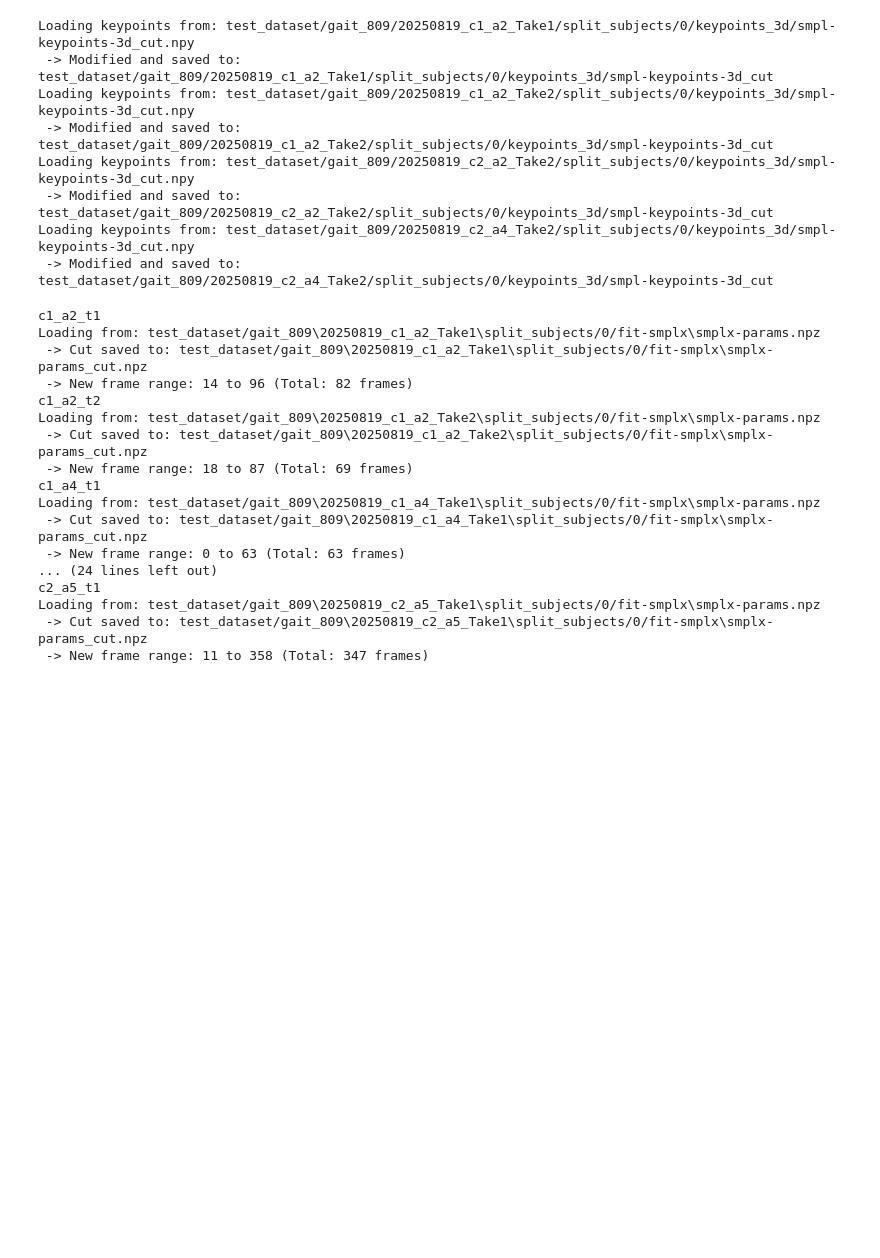
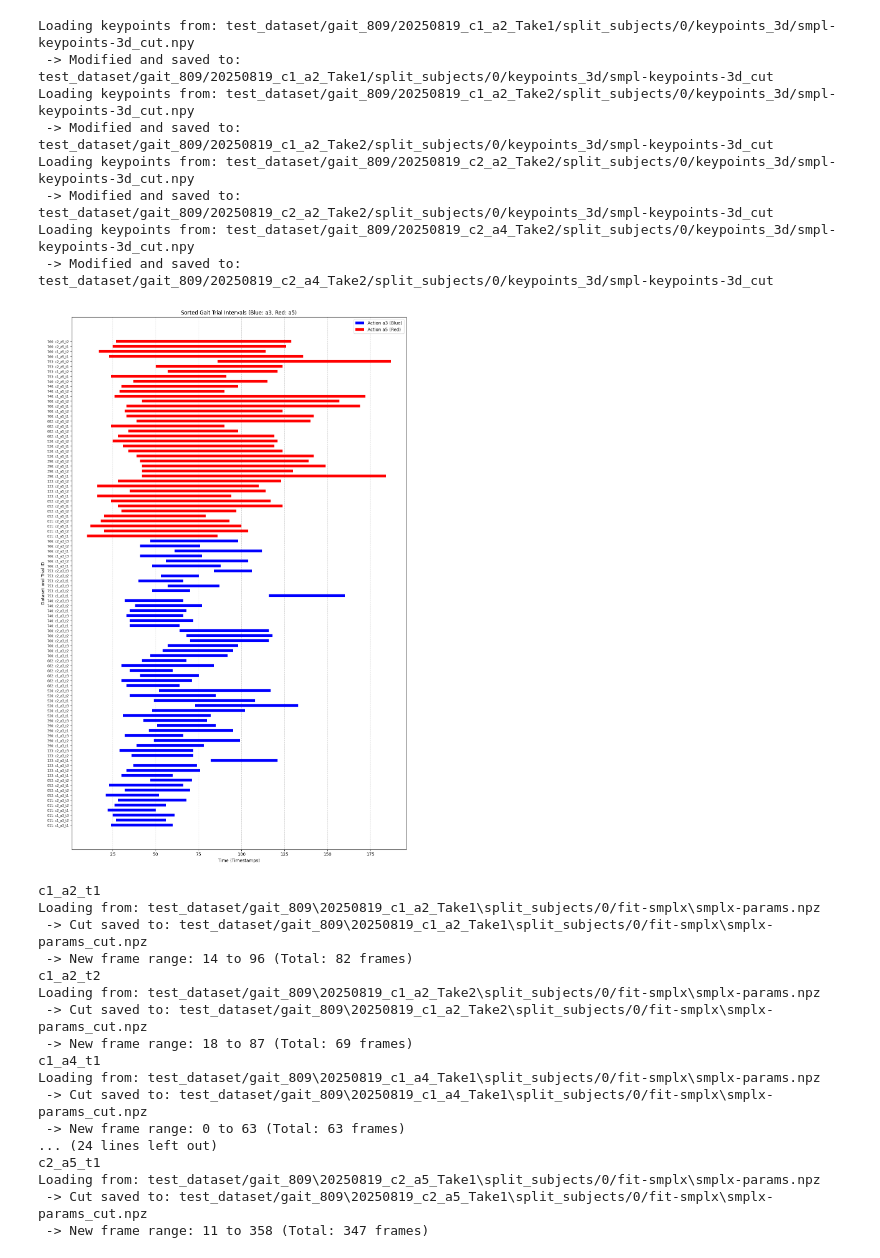
Before and after one commit to Rui1818/3d_motion_generation_cp, a Jupyter notebook: datapreprocess.ipynb, the cells around one changed output. Drawn from its saved outputs; the diff is of its cells as text; code cells hidden in the pictures; blank space fills up the shorter version.

```diff
--- a/datapreprocess.ipynb
+++ b/datapreprocess.ipynb
@@ -357,3 +484,68 @@ gAIT_700 = {
+# %%
+import matplotlib.pyplot as plt
+
+# 2. Consolidation of all datasets into a single list for processing
+all_datasets = {
+    "011": gaitkeypart_011, "052": gaitkeypart_052, "133": gaitkeypart_133,
+    "390": gaitkeypart_390, "520": gaitkeypart_520, "682": gaitkeypart_682,
+    "700": gaitkeypart_700, "740": gaitkeypart_740, "753": gaitkeypart_753,
+    "766": gaitkeypart_766
+}
+
+# 3. Create a flat list of entries to allow for sorting
+flat_data = []
+for dataset_id, dataset in all_datasets.items():
+    for key, (start, end) in dataset.items():
+        # Determine color/grouping based on key content
+        color = "blue" if "a3" in key else "red"
+        action = "a3" if "a3" in key else "a5"
+        flat_data.append({
+            'label': f"{dataset_id}: {key}",
+            'start': start,
+            'end': end,
+            'color': color,
+            'action': action,
+            'id': dataset_id
+        })
+
+# 4. Sort the list: Blue (a3) first, then Red (a5).
+# Inside each color group, sort by dataset ID.
+flat_data.sort(key=lambda x: (x['action'], x['id'], x['label']))
+
+# 5. Plotting with Matplotlib
+plt.figure(figsize=(12, 18))
+y_val = 0
+y_labels = []
+legend_added = {"a3": False, "a5": False}
+
+for item in flat_data:
+    # Plot the line segment from start timestamp to end timestamp
+    line = plt.hlines(y=y_val, xmin=item['start'], xmax=item['end'], colors=item['color'], linewidth=6)
+
+    # Handle Legend entries (ensure each action is only added once)
+    if item['action'] == "a3" and not legend_added["a3"]:
+        line.set_label("Action a3 (Blue)")
+        legend_added["a3"] = True
+    elif item['action'] == "a5" and not legend_added["a5"]:
+        line.set_label("Action a5 (Red)")
+        legend_added["a5"] = True
+
+    y_labels.append(item['label'])
+    y_val += 1
+
+# Formatting
+plt.yticks(range(len(y_labels)), y_labels, fontsize=7)
+plt.xlabel("Time (Timestamps)")
+plt.ylabel("Dataset and Trial ID")
+plt.title("Sorted Gait Trial Intervals (Blue: a3, Red: a5)")
+plt.legend(loc='upper right')
+plt.grid(axis='x', linestyle='--', alpha=0.6)
+plt.tight_layout()
+
+plt.savefig("gait_trial_intervals_sorted.png")
+plt.show()
+# %% [output]
+[figure, added]
 # %%
 #cut frames
 def cut_frames(gait,take, start, end):
```
Also changed, not shown: parts of 1 cell of this notebook, 8 other files.
